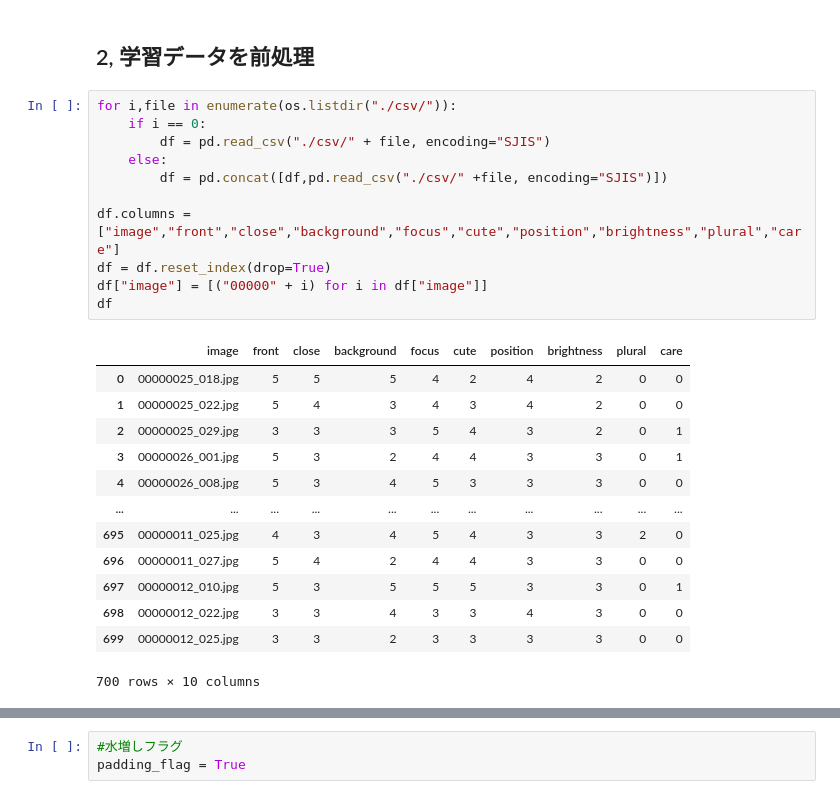
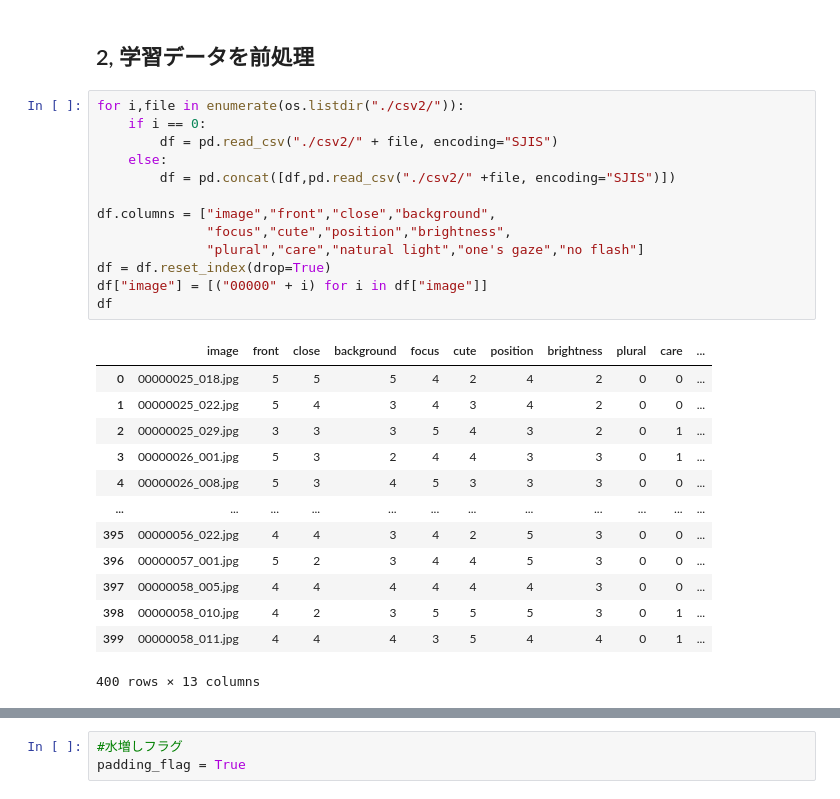
Before and after one commit to ShunsukeTamura06/PetPhotoProject, a Jupyter notebook: PPP/VGG.ipynb, the cells around one changed output, grey strips where cells are left out. Drawn from its saved outputs; the diff is of its cells as text.

```diff
--- a/PPP/VGG.ipynb
+++ b/PPP/VGG.ipynb
@@ -70,28 +73,30 @@ device_lib.list_local_devices()
 # %% [markdown]
 ## 2, 学習データを前処理
 # %%
-for i,file in enumerate(os.listdir("./csv/")):
+for i,file in enumerate(os.listdir("./csv2/")):
     if i == 0:
-        df = pd.read_csv("./csv/" + file, encoding="SJIS")
+        df = pd.read_csv("./csv2/" + file, encoding="SJIS")
     else:
-        df = pd.concat([df,pd.read_csv("./csv/" +file, encoding="SJIS")])
+        df = pd.concat([df,pd.read_csv("./csv2/" +file, encoding="SJIS")])
 
-df.columns = ["image","front","close","background","focus","cute","position","brightness","plural","care"]
+df.columns = ["image","front","close","background",
+              "focus","cute","position","brightness",
+              "plural","care","natural light","one's gaze","no flash"]
 df = df.reset_index(drop=True)
 df["image"] = [("00000" + i) for i in df["image"]]
 df
 # %% [output]
-|  | image | front | close | background | focus | cute | position | brightness | plural | care |
-| 0 | 00000025_018.jpg | 5 | 5 | 5 | 4 | 2 | 4 | 2 | 0 | 0 |
-| 1 | 00000025_022.jpg | 5 | 4 | 3 | 4 | 3 | 4 | 2 | 0 | 0 |
-| 2 | 00000025_029.jpg | 3 | 3 | 3 | 5 | 4 | 3 | 2 | 0 | 1 |
-| 3 | 00000026_001.jpg | 5 | 3 | 2 | 4 | 4 | 3 | 3 | 0 | 1 |
-| 4 | 00000026_008.jpg | 5 | 3 | 4 | 5 | 3 | 3 | 3 | 0 | 0 |
-| ... | ... | ... | ... | ... | ... | ... | ... | ... | ... | ... |
-| 695 | 00000011_025.jpg | 4 | 3 | 4 | 5 | 4 | 3 | 3 | 2 | 0 |
-| 696 | 00000011_027.jpg | 5 | 4 | 2 | 4 | 4 | 3 | 3 | 0 | 0 |
-| 697 | 00000012_010.jpg | 5 | 3 | 5 | 5 | 5 | 3 | 3 | 0 | 1 |
-| 698 | 00000012_022.jpg | 3 | 3 | 4 | 3 | 3 | 4 | 3 | 0 | 0 |
-| 699 | 00000012_025.jpg | 3 | 3 | 2 | 3 | 3 | 3 | 3 | 0 | 0 |
+|  | image | front | close | background | focus | cute | position | brightness | plural | care | ... |
+| 0 | 00000025_018.jpg | 5 | 5 | 5 | 4 | 2 | 4 | 2 | 0 | 0 | ... |
+| 1 | 00000025_022.jpg | 5 | 4 | 3 | 4 | 3 | 4 | 2 | 0 | 0 | ... |
+| 2 | 00000025_029.jpg | 3 | 3 | 3 | 5 | 4 | 3 | 2 | 0 | 1 | ... |
+| 3 | 00000026_001.jpg | 5 | 3 | 2 | 4 | 4 | 3 | 3 | 0 | 1 | ... |
+| 4 | 00000026_008.jpg | 5 | 3 | 4 | 5 | 3 | 3 | 3 | 0 | 0 | ... |
+| ... | ... | ... | ... | ... | ... | ... | ... | ... | ... | ... | ... |
+| 395 | 00000056_022.jpg | 4 | 4 | 3 | 4 | 2 | 5 | 3 | 0 | 0 | ... |
+| 396 | 00000057_001.jpg | 5 | 2 | 3 | 4 | 4 | 5 | 3 | 0 | 0 | ... |
+| 397 | 00000058_005.jpg | 4 | 4 | 4 | 4 | 4 | 4 | 3 | 0 | 0 | ... |
+| 398 | 00000058_010.jpg | 4 | 2 | 3 | 5 | 5 | 5 | 3 | 0 | 1 | ... |
+| 399 | 00000058_011.jpg | 4 | 4 | 4 | 3 | 5 | 4 | 4 | 0 | 1 | ... |
-700 rows × 10 columns
+400 rows × 13 columns
 # %%
```
Also changed, not shown: parts of 20 cells of this notebook.
